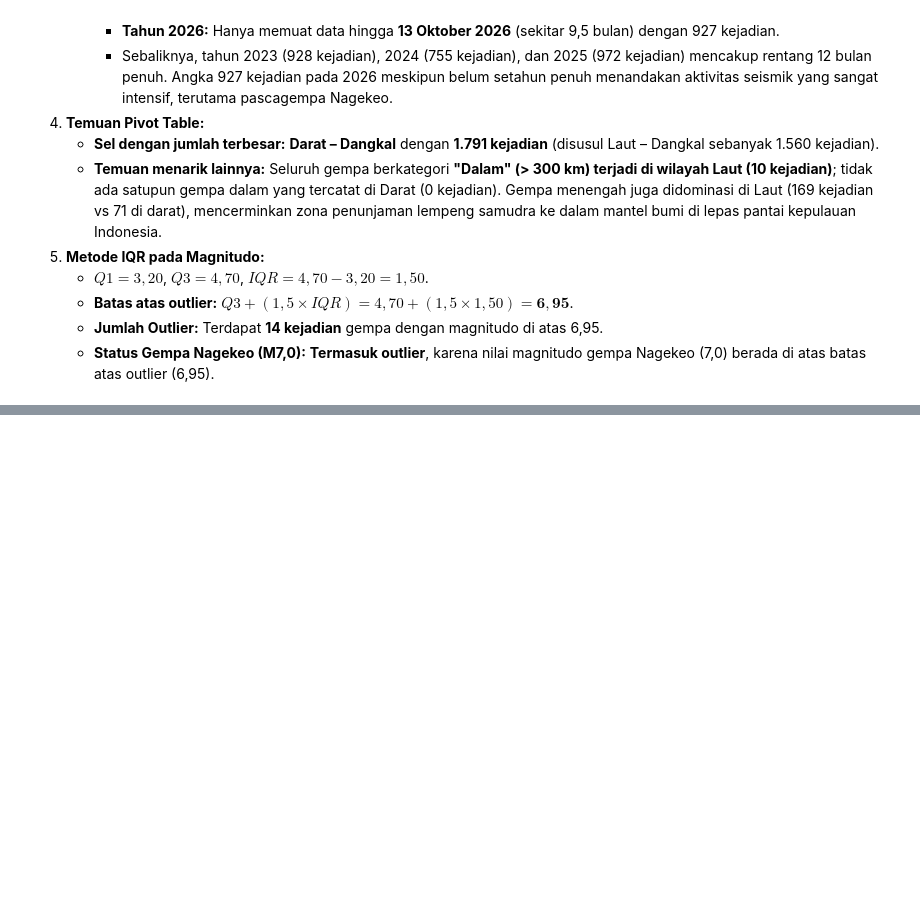
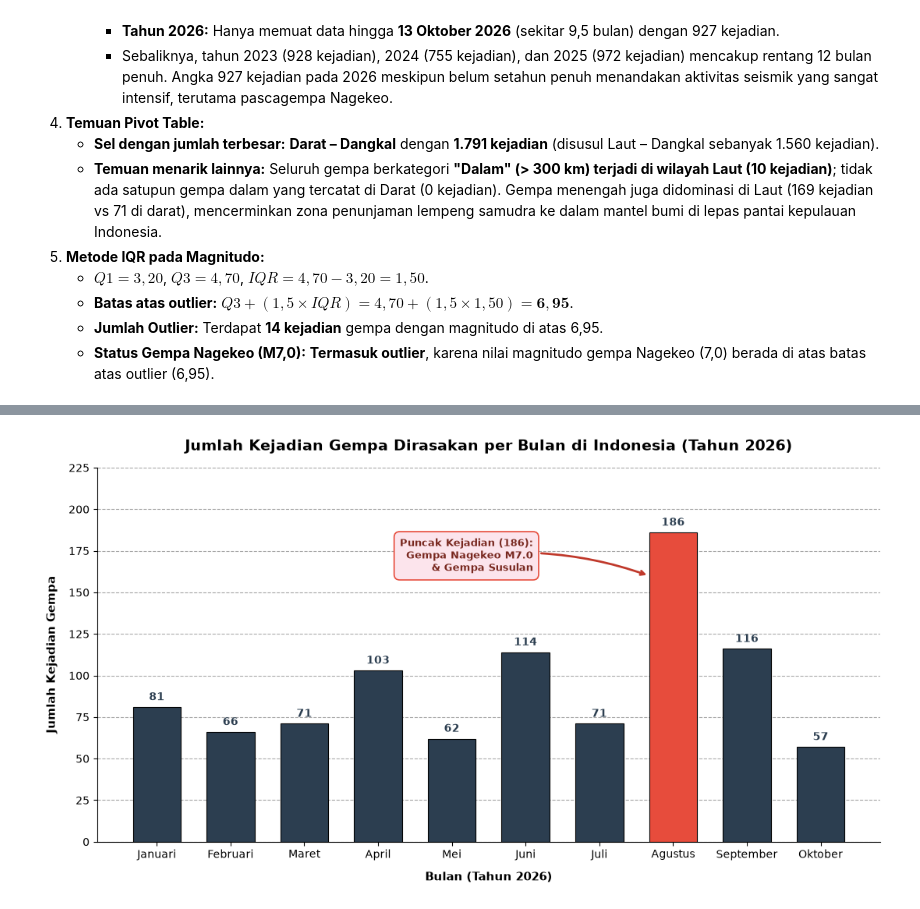
Before and after one commit to G-than12/DV-08-BMKG-EARTHQUAKE-ANALYSIS, a Jupyter notebook: UTS_60324059_GathanHilabi_VD(A).ipynb, the cells around one changed output, grey strips where cells are left out. Drawn from its saved outputs; the diff is of its cells as text; code cells hidden in the pictures; blank space fills up the shorter version.

Commit message:
feat(viz): add monthly frequency bar chart with August anomaly highlight (B4.1)

```diff
--- a/UTS_60324059_GathanHilabi_VD(A).ipynb
+++ b/UTS_60324059_GathanHilabi_VD(A).ipynb
@@ -332,0 +347,60 @@ Name: count, dtype: int64
+# %%
+# B4.1: Bar Chart Matplotlib - Jumlah Kejadian per Bulan pada Tahun 2026
+# Filter data tahun 2026
+df_2026 = df_bersih[df_bersih['tahun'] == 2026]
+
+# Hitung jumlah kejadian per bulan (Januari s.d. Oktober)
+bulan_series = df_2026.groupby('bulan')['id_gempa'].count().reindex(range(1, 11), fill_value=0)
+nama_bulan = ['Januari', 'Februari', 'Maret', 'April', 'Mei', 'Juni', 'Juli', 'Agustus', 'September', 'Oktober']
+
+# Batang bulan Agustus (indeks bulan 8) diberi warna merah berbeda dari bulan lainnya (biru gelap)
+warna_batang = ['#e74c3c' if b == 8 else '#2c3e50' for b in bulan_series.index]
+
+# Membuat figure dan axes
+fig, ax = plt.subplots(figsize=(11, 6))
+
+# Plot bar chart
+bars = ax.bar(nama_bulan, bulan_series.values, color=warna_batang, width=0.65, edgecolor='black', linewidth=0.8)
+
+# Menampilkan nilai angka tepat di atas setiap batang
+ax.bar_label(bars, padding=4, fontsize=10, fontweight='bold', color='#2c3e50')
+
+# Judul dan label sumbu
+ax.set_title('Jumlah Kejadian Gempa Dirasakan per Bulan di Indonesia (Tahun 2026)', fontsize=14, fontweight='bold', pad=16)
+ax.set_xlabel('Bulan (Tahun 2026)', fontsize=11, fontweight='bold', labelpad=10)
+ax.set_ylabel('Jumlah Kejadian Gempa', fontsize=11, fontweight='bold', labelpad=10)
+
+# Grid horizontal
+ax.grid(axis='y', linestyle='--', alpha=0.7, color='gray')
+ax.set_axisbelow(True)
+
+# Sembunyikan garis tepi atas dan kanan
+ax.spines['top'].set_visible(False)
+ax.spines['right'].set_visible(False)
+
+# Atur batas sumbu y agar proporsional dan lega
+ax.set_ylim(0, 225)
+
+# Anotasi yang menunjuk ke batang bulan Agustus secara rapi tanpa menutupi angka
+ax.annotate(
+    'Puncak Kejadian (186):\nGempa Nagekeo M7.0\n& Gempa Susulan',
+    xy=(6.67, 160),        # Menunjuk ke sisi bahu kiri batang merah Agustus
+    xytext=(5.1, 172),      # Kotak diletakkan di ruang kosong atas Juni-Juli
+    ha='right',
+    va='center',
+    arrowprops=dict(
+        arrowstyle='->',
+        connectionstyle='arc3,rad=-0.12',
+        color='#c0392b',
+        lw=2
+    ),
+    fontsize=9.5,
+    fontweight='bold',
+    color='#78281f',
+    bbox=dict(boxstyle='round,pad=0.55', facecolor='#fce4ec', edgecolor='#e74c3c', linewidth=1.2)
+)
+
+plt.tight_layout()
+plt.show()
+# %% [output]
+[figure, added]
```
Also changed, not shown: parts of 1 cell of this notebook.
